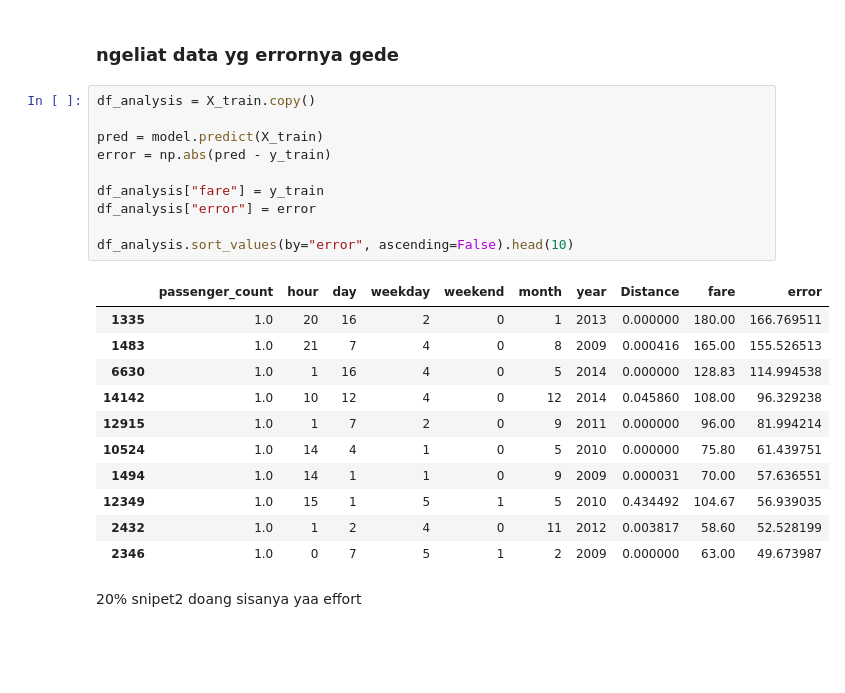
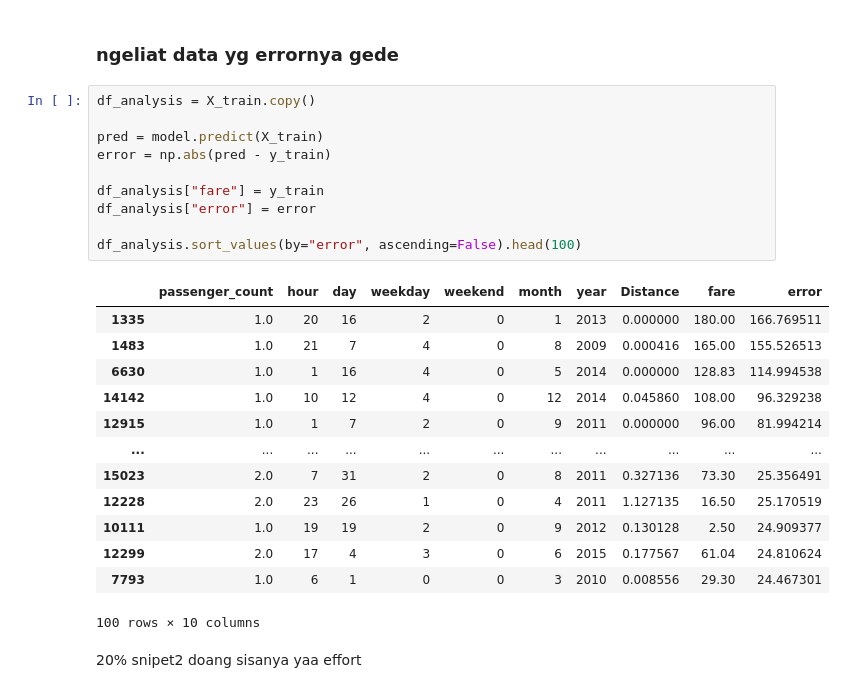
Before and after one commit to FransiscoReadyPermana/supervised_learning, a Jupyter notebook: 08 - Regression Evaluation/Part 9 - Elastic Net Exercise.ipynb, the cells around one changed output. Drawn from its saved outputs; the diff is of its cells as text; blank space fills up the shorter version.

```diff
--- a/08 - Regression Evaluation/Part 9 - Elastic Net Exercise.ipynb
+++ b/08 - Regression Evaluation/Part 9 - Elastic Net Exercise.ipynb
@@ -124,25 +125,27 @@ plot_residual(X_train, y_train, X_test, y_test, model)
 # %%
 df_analysis = X_train.copy()
 
 pred = model.predict(X_train)
 error = np.abs(pred - y_train)
 
 df_analysis["fare"] = y_train
 df_analysis["error"] = error
 
-df_analysis.sort_values(by="error", ascending=False).head(10)
+df_analysis.sort_values(by="error", ascending=False).head(100)
 # %% [output]
 |  | passenger_count | hour | day | weekday | weekend | month | year | Distance | fare | error |
 | 1335 | 1.0 | 20 | 16 | 2 | 0 | 1 | 2013 | 0.000000 | 180.00 | 166.769511 |
 | 1483 | 1.0 | 21 | 7 | 4 | 0 | 8 | 2009 | 0.000416 | 165.00 | 155.526513 |
 | 6630 | 1.0 | 1 | 16 | 4 | 0 | 5 | 2014 | 0.000000 | 128.83 | 114.994538 |
 | 14142 | 1.0 | 10 | 12 | 4 | 0 | 12 | 2014 | 0.045860 | 108.00 | 96.329238 |
 | 12915 | 1.0 | 1 | 7 | 2 | 0 | 9 | 2011 | 0.000000 | 96.00 | 81.994214 |
-| 10524 | 1.0 | 14 | 4 | 1 | 0 | 5 | 2010 | 0.000000 | 75.80 | 61.439751 |
-| 1494 | 1.0 | 14 | 1 | 1 | 0 | 9 | 2009 | 0.000031 | 70.00 | 57.636551 |
-| 12349 | 1.0 | 15 | 1 | 5 | 1 | 5 | 2010 | 0.434492 | 104.67 | 56.939035 |
-| 2432 | 1.0 | 1 | 2 | 4 | 0 | 11 | 2012 | 0.003817 | 58.60 | 52.528199 |
-| 2346 | 1.0 | 0 | 7 | 5 | 1 | 2 | 2009 | 0.000000 | 63.00 | 49.673987 |
+| ... | ... | ... | ... | ... | ... | ... | ... | ... | ... | ... |
+| 15023 | 2.0 | 7 | 31 | 2 | 0 | 8 | 2011 | 0.327136 | 73.30 | 25.356491 |
+| 12228 | 2.0 | 23 | 26 | 1 | 0 | 4 | 2011 | 1.127135 | 16.50 | 25.170519 |
+| 10111 | 1.0 | 19 | 19 | 2 | 0 | 9 | 2012 | 0.130128 | 2.50 | 24.909377 |
+| 12299 | 2.0 | 17 | 4 | 3 | 0 | 6 | 2015 | 0.177567 | 61.04 | 24.810624 |
+| 7793 | 1.0 | 6 | 1 | 0 | 0 | 3 | 2010 | 0.008556 | 29.30 | 24.467301 |
+100 rows × 10 columns
 # %% [markdown]
 20% snipet2 doang
 sisanya yaa effort
```
Also changed, not shown: parts of 6 cells of this notebook, 1 other file.
